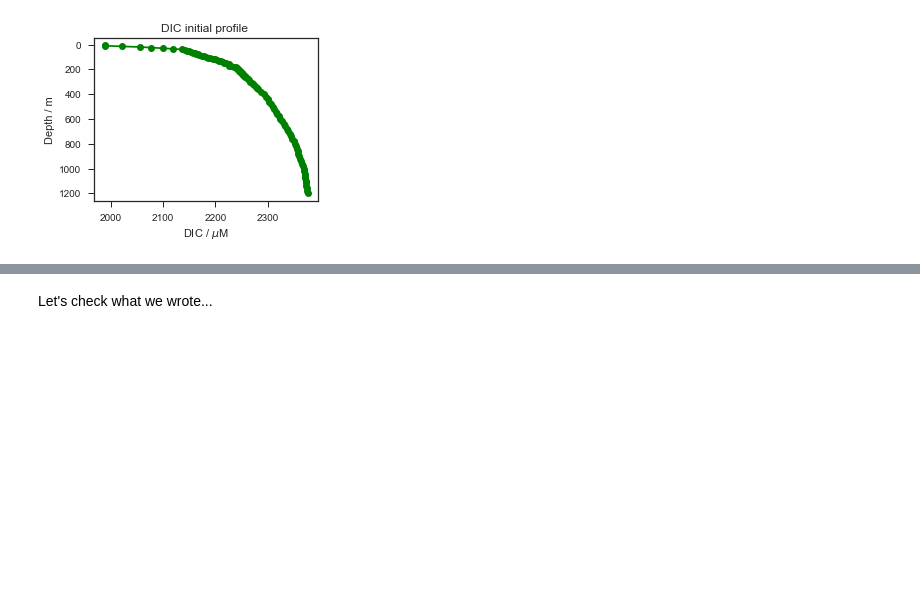
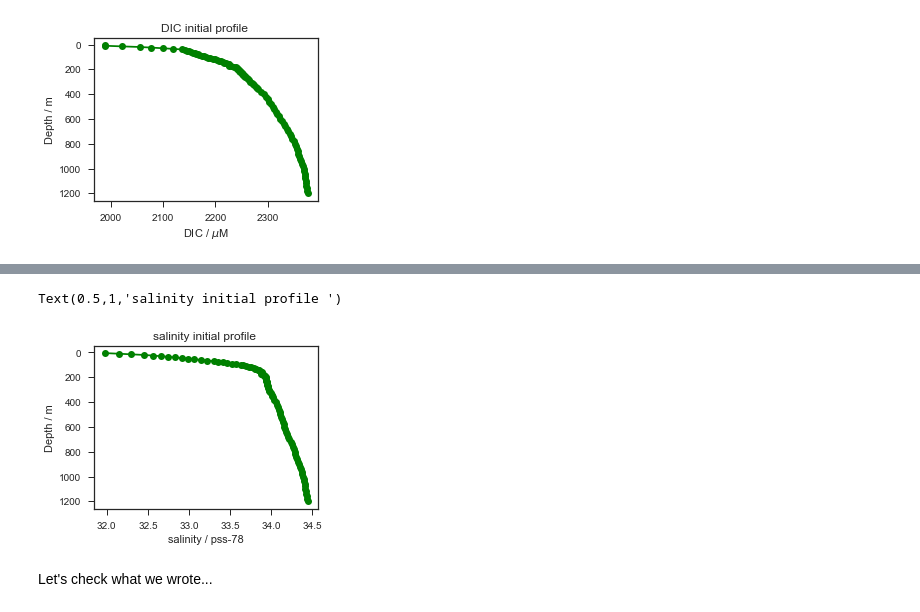
Before and after one commit to UBC-MOAD/buildcanyon, a Jupyter notebook: Stratification/GenerateBarkleyProfiles.ipynb, the cells around one changed output, grey strips where cells are left out. Drawn from its saved outputs; the diff is of its cells as text; code cells hidden in the pictures; blank space fills up the shorter version.

```diff
--- a/Stratification/GenerateBarkleyProfiles.ipynb
+++ b/Stratification/GenerateBarkleyProfiles.ipynb
@@ -366,3 +399,35 @@ plt.title('Alkalinity initial profile ')
+# %%
+# Salinity form bottles
+
+sal = [ 31.973,      31.97455128, 32.14363005, 32.29472647, 32.45515679,
+        32.55647699, 32.65745322, 32.82968799, 32.98849269, 33.29924116, 33.46572156,
+        33.63072897, 33.78824405, 33.86513148, 33.88408962, 33.87958333, 33.91457037,
+        33.93012593, 33.94037748, 33.947     , 33.97006273, 33.99015873, 34.01198413,
+        34.05563492, 34.07077375, 34.08424094, 34.11117532, 34.13581287, 34.1600703,
+        34.22160896, 34.28401188, 34.38931446, 34.44126756]
+
+
+# Falkor Temp from Debbie
+
+salinity = iniTracer(nx,ny,depthTmp,sal,zi)
+
+# Save binary file
+tmpfile = "%dx%dx%d/Barkley_SalB_%dzlev_%dx%d.bin" %(nx,ny,nz,nz,nx,ny)
+fileobj = open(tmpfile,mode='wb')
+salinity2 = salinity.transpose((2,0,1)) # To keep fortran order when writing as C binary
+salinity2.astype(dt).tofile(fileobj,"")
+fileobj.close()
+
+# Plot
+fig, ax = plt.subplots(1,1,figsize=(4,3))
+ax.plot(np.squeeze(salinity[60,45,:]),zi,'go-')
+ax.invert_yaxis()
+plt.xlabel('salinity / pss-78')
+plt.ylabel('Depth / m')
+plt.title('salinity initial profile ')
+# %% [output]
+Text(0.5,1,'salinity initial profile ')
+[figure, added]
 # %% [markdown]
 Let's check what we wrote...
 # %%
```
Also changed, not shown: parts of 8 cells of this notebook, 1 other file.
